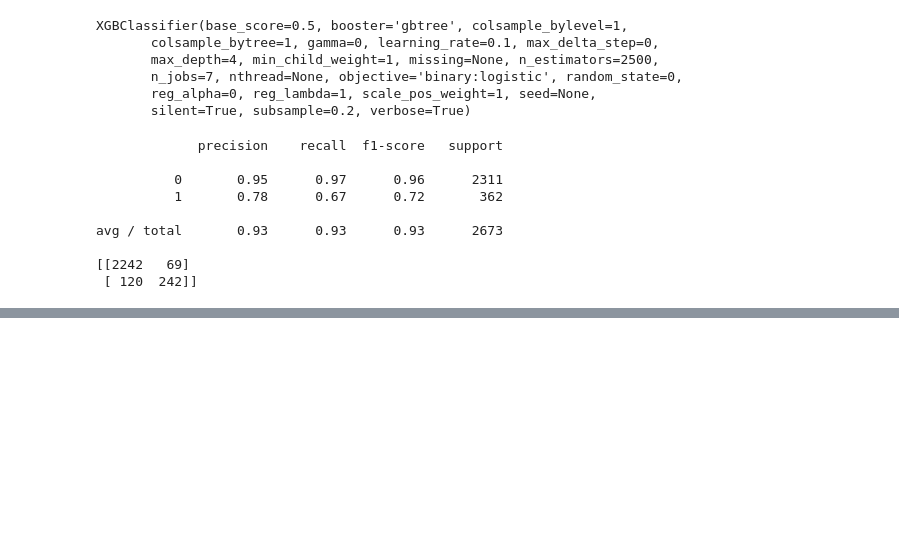
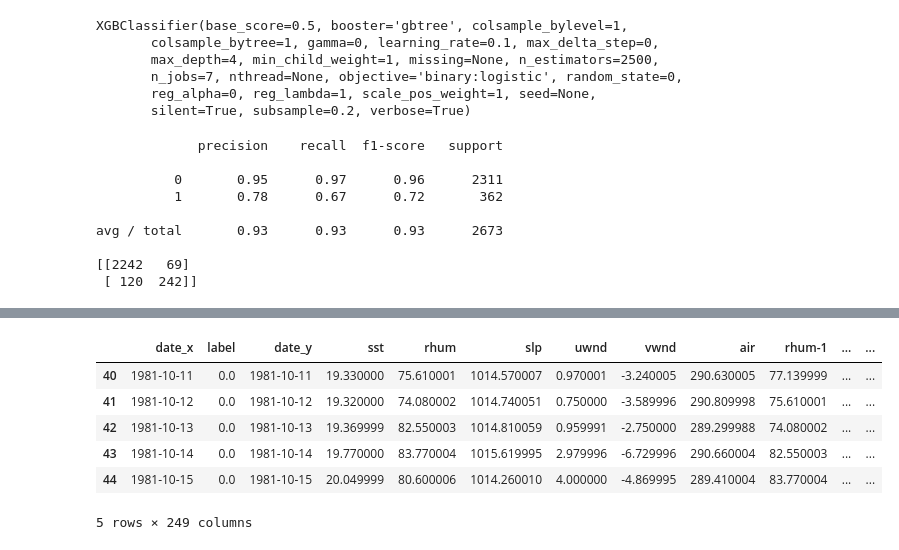
Before and after one commit to hscannell/MHW-tableau, a Jupyter notebook: code/classifier/SST Classifier.ipynb, the cells around one changed output, grey strips where cells are left out. Cells and saved outputs as stored; diff of their text form; code cells hidden in the pictures; blank space fills up the shorter version.

Commit message:
test on new data

```diff
--- a/code/classifier/SST Classifier.ipynb
+++ b/code/classifier/SST Classifier.ipynb
@@ -359,0 +363,14 @@ result.to_csv('output_NN.csv')
+# %%
+sst = load_data('sst')
+rhum = load_data('rhum')
+slp = load_data('slp')
+uwnd = load_data('uwnd')
+vwnd = load_data('vwnd')
+airt = load_data('air')
+# %%
+value_df = sst.merge(rhum, on='date')
+value_df = value_df.merge(slp, on='date')
+value_df = value_df.merge(uwnd, on='date')
+value_df = value_df.merge(vwnd, on='date')
+value_df = value_df.merge(airt, on='date')
+value_df.head()
@@ -359,0 +384,36 @@ result.to_csv('output_NN.csv')
+# %%
+df = df.merge(value_df, how='inner', left_index=True, right_index=True)
+# %%
+# for each day in the dataset, loop back some number of days and report the SST for that day as a new column.
+# This loop creates a new column for each of the 40 previous days
+
+look_back = pd.DataFrame()
+back_range = [i+1 for i in range(40)]
+for feat in ['rhum','slp','sst','uwnd','vwnd','air']:
+    for day in back_range:
+        sst_back = []
+        for i in range(len(df)):
+            if i-day < 0:
+                sst_back.append(0)
+            else:
+                sst_back.append(df[feat][i-day])
+        look_back[feat+'-'+str(day)] = sst_back
+# %%
+# join the labels, backward lookin SST columns, and forward looking heatwave column together on their index
+# all are the same length and in chronological order so this should work directly
+result = pd.concat([df, look_back], axis=1, join='inner')
+
+# drop off the first 40 and last 30 sample days
+# these have data that were artificially set to 0 and so shouldn't be included
+# dropping 70 rows shouldn't effect the overall dataset quality
+result.drop(df.index[:40], inplace=True)
+result.drop(df.index[-30:], inplace=True)
+result.head()
+# %% [output]
+|  | date_x | label | date_y | sst | rhum | slp | uwnd | vwnd | air | rhum-1 | ... | ... |
+| 40 | 1981-10-11 | 0.0 | 1981-10-11 | 19.330000 | 75.610001 | 1014.570007 | 0.970001 | -3.240005 | 290.630005 | 77.139999 | ... | ... |
+| 41 | 1981-10-12 | 0.0 | 1981-10-12 | 19.320000 | 74.080002 | 1014.740051 | 0.750000 | -3.589996 | 290.809998 | 75.610001 | ... | ... |
+| 42 | 1981-10-13 | 0.0 | 1981-10-13 | 19.369999 | 82.550003 | 1014.810059 | 0.959991 | -2.750000 | 289.299988 | 74.080002 | ... | ... |
+| 43 | 1981-10-14 | 0.0 | 1981-10-14 | 19.770000 | 83.770004 | 1015.619995 | 2.979996 | -6.729996 | 290.660004 | 82.550003 | ... | ... |
+| 44 | 1981-10-15 | 0.0 | 1981-10-15 | 20.049999 | 80.600006 | 1014.260010 | 4.000000 | -4.869995 | 289.410004 | 83.770004 | ... | ... |
+5 rows × 249 columns
```
Also changed, not shown: parts of 16 cells of this notebook.
